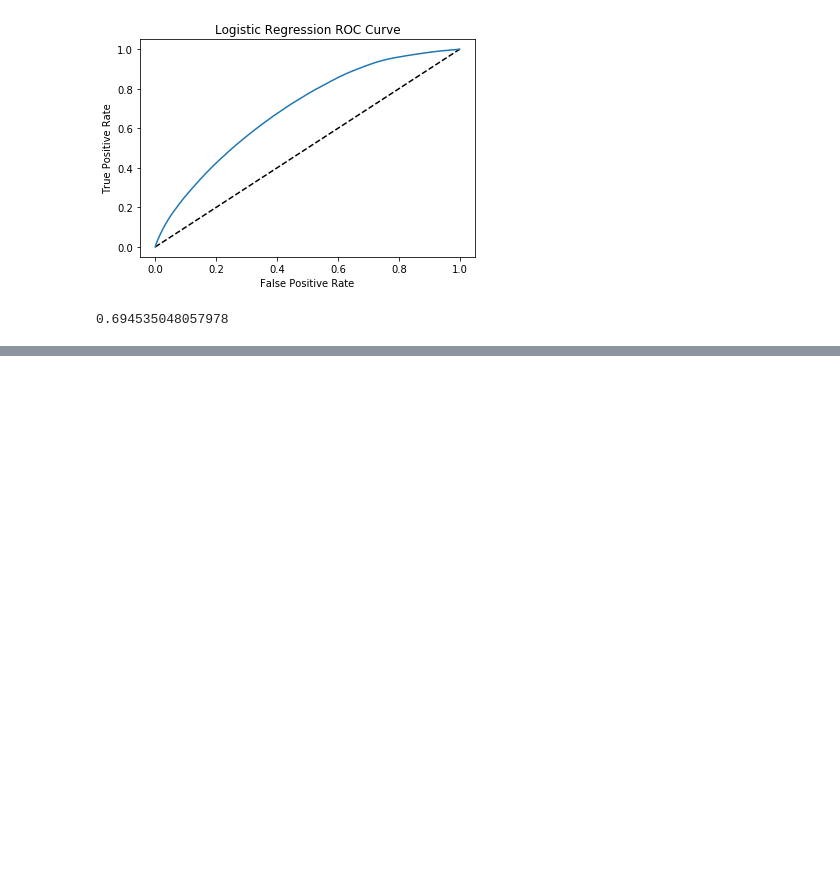
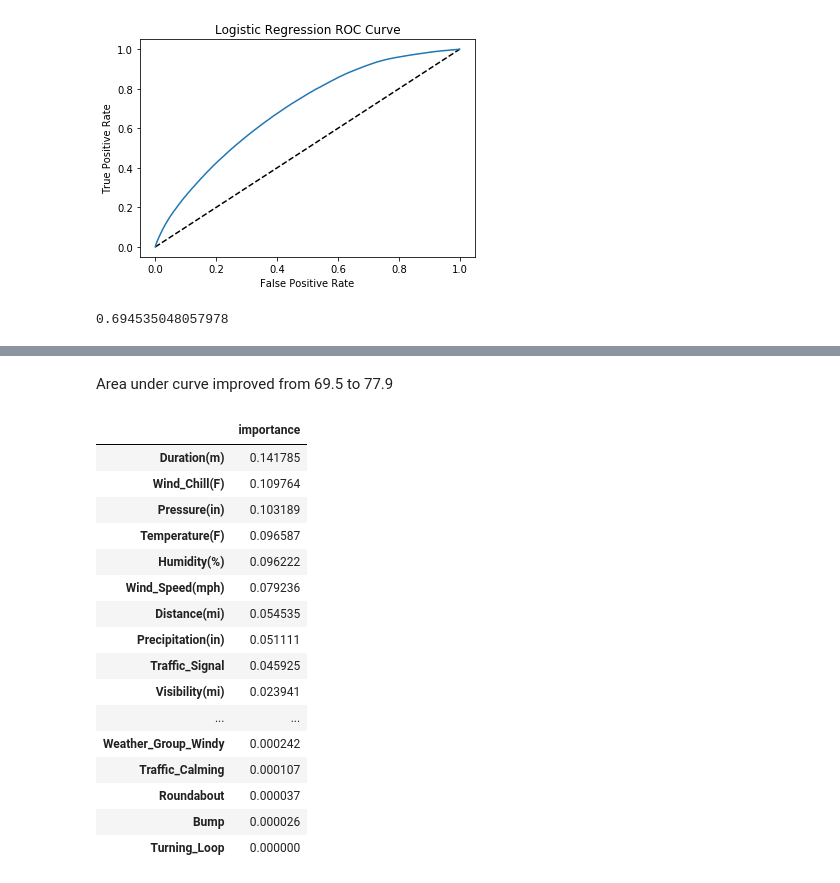
Before and after one commit to gibsongGH/Weather-Accident-Severity, a Jupyter notebook: notebooks/_Step 4 - Building A Model.ipynb, the cells around one changed output, grey strips where cells are left out. Drawn from its saved outputs; the diff is of its cells as text; code cells hidden in the pictures; blank space fills up the shorter version.

```diff
--- a/notebooks/_Step 4 - Building A Model.ipynb
+++ b/notebooks/_Step 4 - Building A Model.ipynb
@@ -314,0 +421,27 @@ Please also refer to the documentation for alternative solver options:
+# %% [markdown]
+Area under curve improved from 69.5 to 77.9
+# %%
+feature_importances = pd.DataFrame(rfe.feature_importances_,
+                                   index = Xrfe_train.columns,
+                                    columns=['importance']).sort_values('importance', ascending=False)
+pd.set_option('display.max_rows', 65)
+display(feature_importances)
+pd.reset_option('display.max_rows')
+# %% [output]
+|  | importance |
+| Duration(m) | 0.141785 |
+| Wind_Chill(F) | 0.109764 |
+| Pressure(in) | 0.103189 |
+| Temperature(F) | 0.096587 |
+| Humidity(%) | 0.096222 |
+| Wind_Speed(mph) | 0.079236 |
+| Distance(mi) | 0.054535 |
+| Precipitation(in) | 0.051111 |
+| Traffic_Signal | 0.045925 |
+| Visibility(mi) | 0.023941 |
+| ... | ... |
+| Weather_Group_Windy | 0.000242 |
+| Traffic_Calming | 0.000107 |
+| Roundabout | 0.000037 |
+| Bump | 0.000026 |
+| Turning_Loop | 0.000000 |
```
Also changed, not shown: parts of 40 cells of this notebook.
